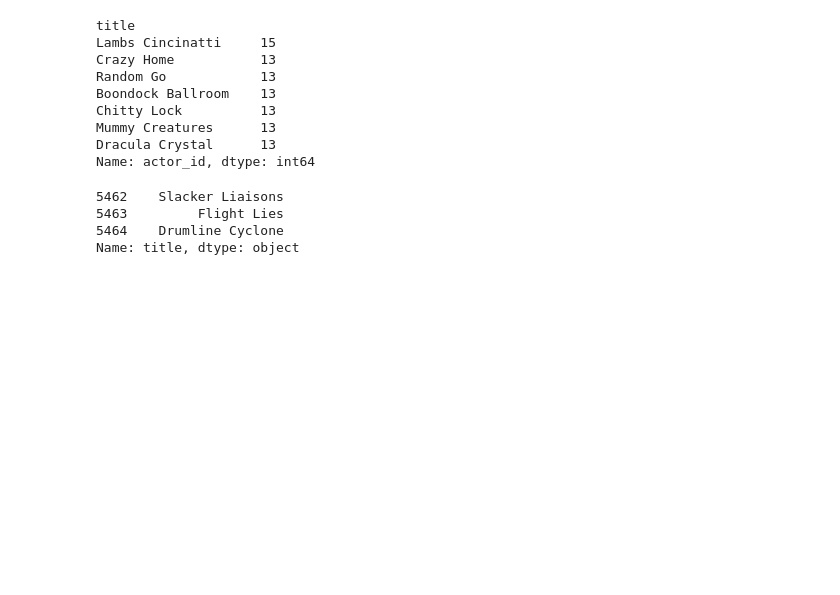
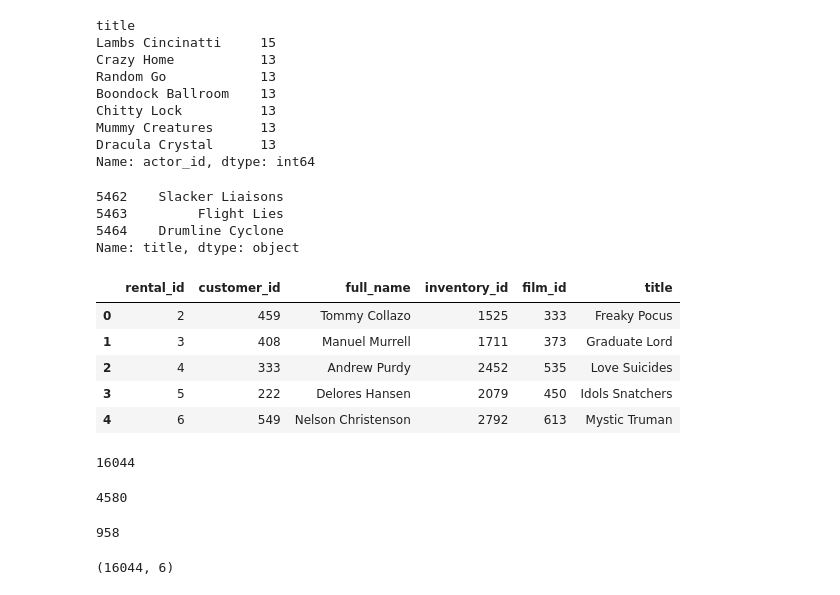
Before and after one commit to csillatepliczky/c371dataanalysis_final_project, a Jupyter notebook: dvdrental_exploratory_analysis.ipynb, the cells around one changed output. Drawn from its saved outputs; the diff is of its cells as text; code cells hidden in the pictures; blank space fills up the shorter version.

```diff
--- a/dvdrental_exploratory_analysis.ipynb
+++ b/dvdrental_exploratory_analysis.ipynb
@@ -554,3 +655,40 @@ movies_without_actors['title']
 5463         Flight Lies
 5464    Drumline Cyclone
 Name: title, dtype: object
+# %%
+# Creating a dataframe about the rental and inventory information
+
+inventory = pd.read_sql('''SELECT r.rental_id, r.customer_id, c.full_name, i.inventory_id, f.film_id, f.title
+                     FROM rental_cleaned r
+                     INNER JOIN inventory_cleaned i
+                     ON i.inventory_id = r.inventory_id
+                     INNER JOIN film_cleaned f
+                     ON f.film_id = i.film_id
+                     INNER JOIN customer_cleaned c
+                     ON c.customer_id = r.customer_id
+                     ''', conn)
+# %%
+inventory.head()
+# %% [output]
+|  | rental_id | customer_id | full_name | inventory_id | film_id | title |
+| 0 | 2 | 459 | Tommy Collazo | 1525 | 333 | Freaky Pocus |
+| 1 | 3 | 408 | Manuel Murrell | 1711 | 373 | Graduate Lord |
+| 2 | 4 | 333 | Andrew Purdy | 2452 | 535 | Love Suicides |
+| 3 | 5 | 222 | Delores Hansen | 2079 | 450 | Idols Snatchers |
+| 4 | 6 | 549 | Nelson Christenson | 2792 | 613 | Mystic Truman |
+# %%
+inventory['rental_id'].nunique()
+# %% [output]
+16044
+# %%
+inventory['inventory_id'].nunique()
+# %% [output]
+4580
+# %%
+inventory['film_id'].nunique()
+# %% [output]
+958
+# %%
+inventory.shape
+# %% [output]
+(16044, 6)
```
Also changed, not shown: parts of 13 cells of this notebook, 1 other file.
